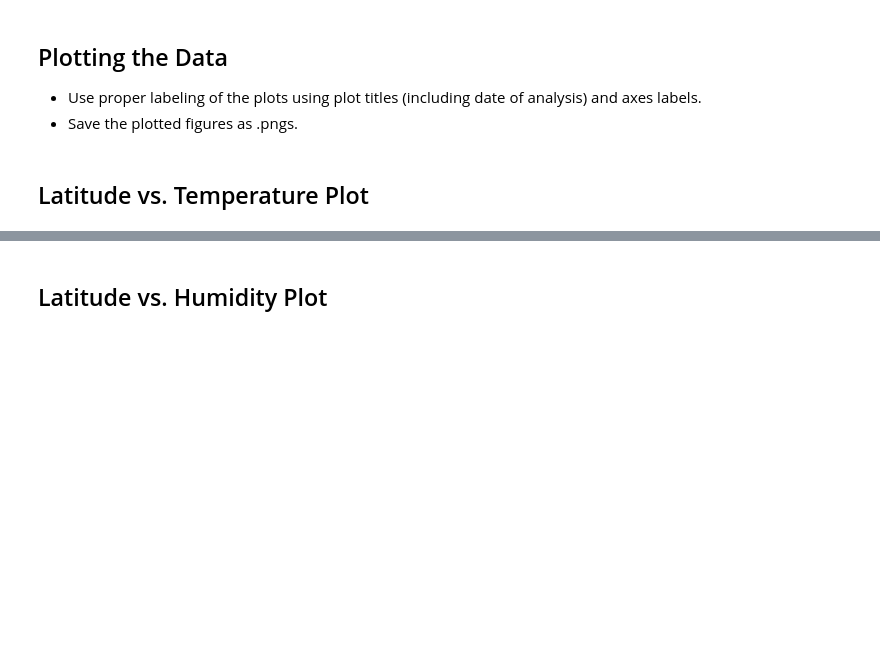
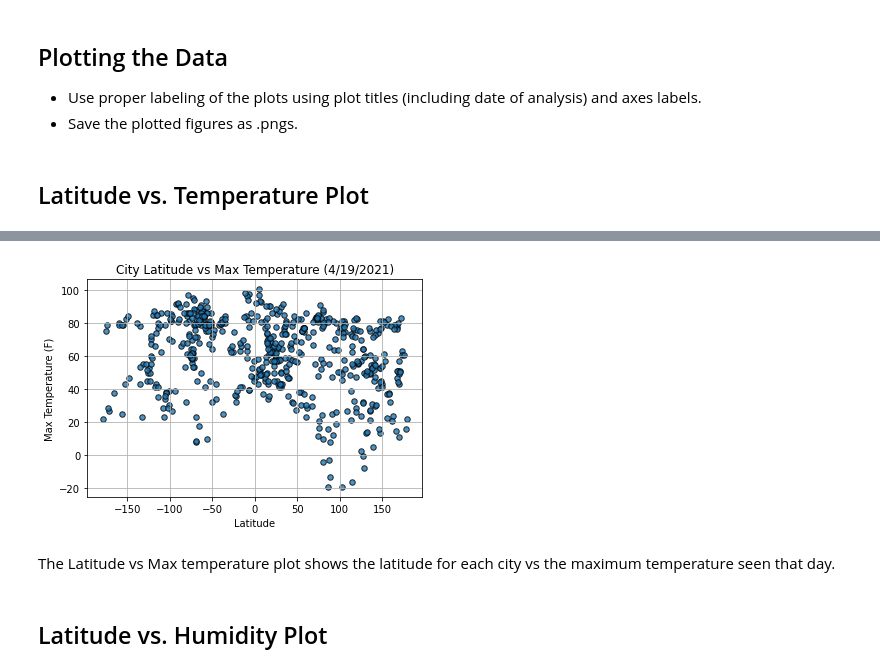
Before and after one commit to NicoleLund/pythonAPI-weatherAnalysis, a Jupyter notebook: WeatherPy/WeatherPy.ipynb, the cells around one changed output, grey strips where cells are left out. Cells and saved outputs as stored; diff of their text form; code cells hidden in the pictures; blank space fills up the shorter version.

Commit message:
Plots (lat v temp, lat v humidity)

```diff
--- a/WeatherPy/WeatherPy.ipynb
+++ b/WeatherPy/WeatherPy.ipynb
@@ -222,2 +229,22 @@ Int64Index([], dtype='int64')
+# %%
+df_wx_data.plot(
+    "Lat","Max Temp",
+    title=f"City Latitude vs Max Temperature ({collection_date})",
+    kind='scatter',
+    grid=True,
+    style="o",
+    facecolors="blue",
+    edgecolors="black",
+    alpha = 0.8,
+    s=30
+    )
+plt.xlabel("Latitude")
+plt.ylabel("Max Temperature (F)")
+plt.savefig("output_data/lat_temp.png",facecolor='w')
+plt.show()
+# %% [output]
+[figure, added]
+# %% [markdown]
+The Latitude vs Max temperature plot shows the latitude for each city vs the maximum temperature seen that day.
 # %% [markdown]
 ## Latitude vs. Humidity Plot
```
Also changed, not shown: parts of 6 cells of this notebook, 2 other files.
